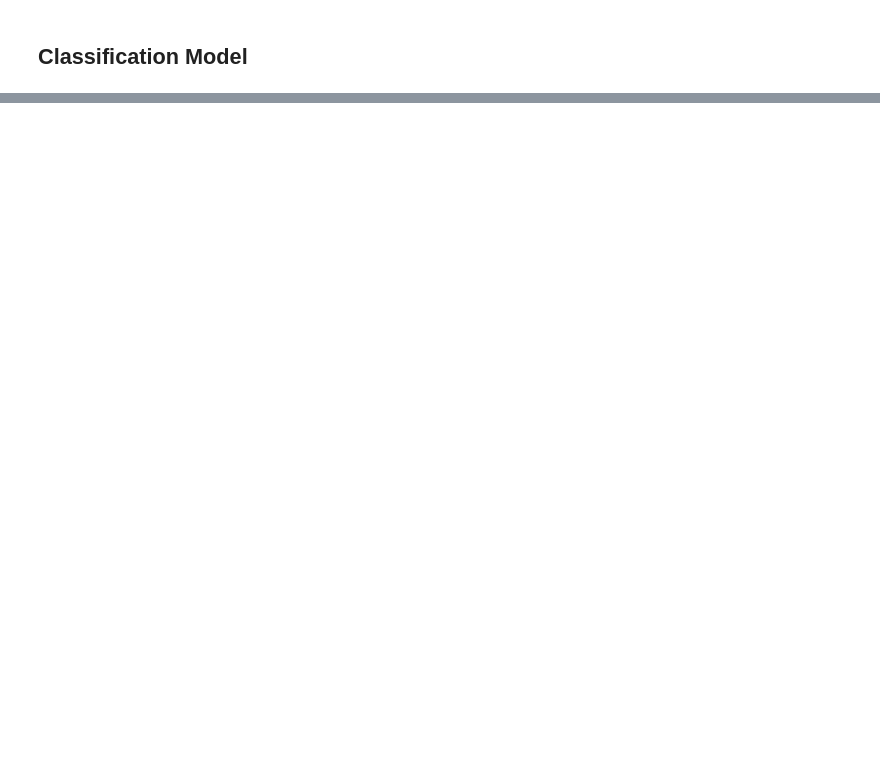
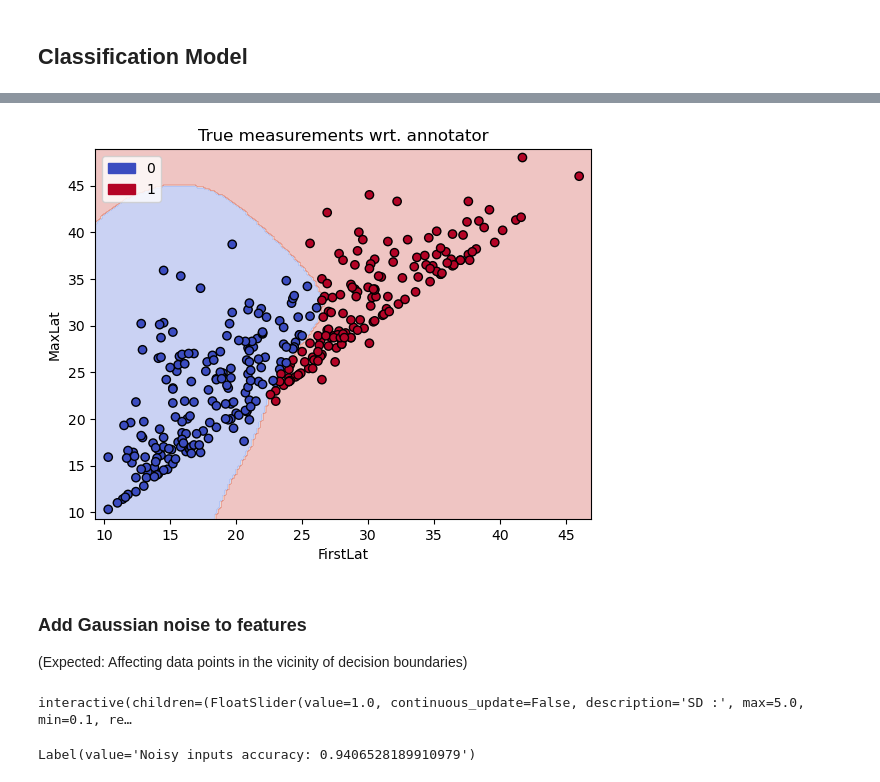
Before and after one commit to jeepchinnawat/edumat-book, a Jupyter notebook: book/hurricanes.ipynb, the cells around one changed output, grey strips where cells are left out. Cells and saved outputs as stored; diff of their text form; code cells hidden in the pictures; blank space fills up the shorter version.

```diff
--- a/book/hurricanes.ipynb
+++ b/book/hurricanes.ipynb
@@ -167,0 +175,7 @@ X_train, X_test, y_train, y_test = \
+# %%
+tropical = hurricanes.copy()
+
+# merge type 3 into type 1 for binary classification problem (tropical hurricane or not?)
+tropical.loc[tropical['Type'] == 3, 'Type'] = 1
+# check for binary type
+tropical['Type'].unique()
@@ -167,0 +184,4 @@ X_train, X_test, y_train, y_test = \
+# %%
+X,y = tropical[selected_features].copy(), tropical[label[0]].copy()
+X_train, X_test, y_train, y_test = \
+    train_test_split(X, y, train_size=.7, random_state=0, stratify=y)
@@ -167,0 +220,20 @@ X_train, X_test, y_train, y_test = \
+# %%
+from ipywidgets import interact, fixed
+import ipywidgets as widgets
+
+def svc_interact(C, gamma, svc):
+    status_widget.value = 'Calculating...'
+
+    svc.set_params(**{'C': C, 'gamma': gamma})
+    svc.fit(X_train, y_train)
+    plot_2DClassifier(X_train, selected_features, y_train, svc, "SVM w/ training set")
+
+    status_widget.value = f'Test set accuracy : {svc.score(X_test, y_test)}'
+
+C_widget = widgets.FloatLogSlider(value=10., min=-3, max=2, base=10, step=0.2, description='C:', disabled=False, continuous_update=False, orientation='horizontal', readout=True, readout_format='.3f')
+gamma_widget = widgets.FloatLogSlider(value=0.01, min=-3, max=2, base=10, step=0.2, description='Gamma:', disabled=False, continuous_update=False, orientation='horizontal', readout=True, readout_format='.3f')
+status_widget = widgets.Label(value='')
+
+bi_svm = SVC()
+interact(svc_interact, C=C_widget, gamma=gamma_widget, svc=fixed(bi_svm))
+display(status_widget)
@@ -167,0 +250,29 @@ X_train, X_test, y_train, y_test = \
+# %%
+true_y = bi_svm.predict(X)
+
+plot_2DClassifier(X, selected_features, true_y, bi_svm, "True measurements wrt. annotator")
+# %% [output]
+[figure, added]
+# %% [markdown]
+### Add Gaussian noise to features
+(Expected: Affecting data points in the vicinity of decision boundaries)
+# %%
+def noise_interact(sd):
+    status_widget.value = 'Calculating...'
+    noisy_X = X + np.random.normal(loc=0.0, scale=sd, size=X.shape)
+
+    plot_2DClassifier(noisy_X, selected_features, true_y, bi_svm, "Noisy measurement wrt. annotator")
+
+    noisy_pred = bi_svm.predict(noisy_X)
+    status_widget.value = f"Noisy inputs accuracy: {bi_svm.score(noisy_X, true_y)}"
+
+sd_widget = widgets.FloatSlider(value=1., min=0.1, max=5., step=0.1, description='SD :',
+    disabled=False, continuous_update=False, orientation='horizontal', readout=True, readout_format='.1f'
+)
+status_widget = widgets.Label(value='')
+
+interact(noise_interact, sd=sd_widget)
+display(status_widget)
+# %% [output]
+interactive(children=(FloatSlider(value=1.0, continuous_update=False, description='SD :', max=5.0, min=0.1, re…
+Label(value='Noisy inputs accuracy: 0.9406528189910979')
```
Also changed, not shown: parts of 24 cells of this notebook, 3 other files.
